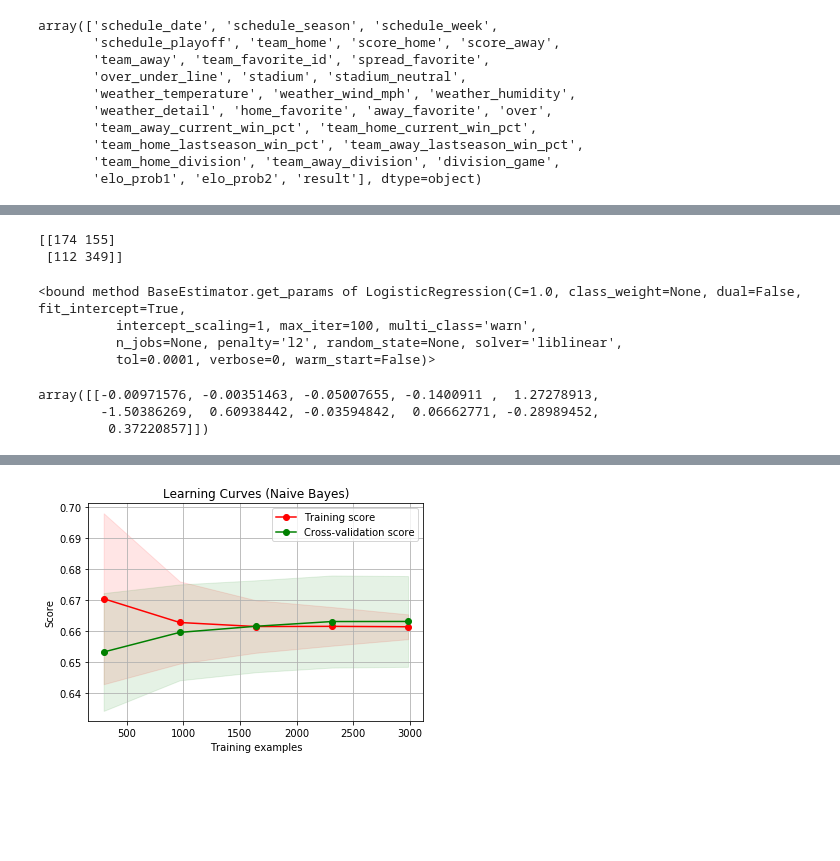
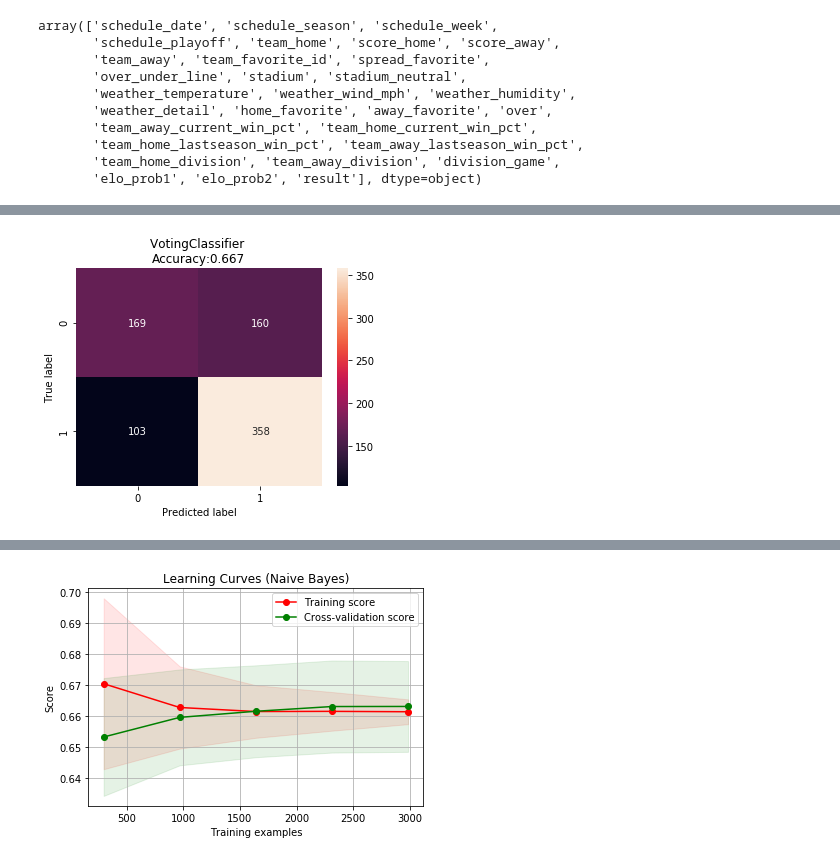
Before and after one commit to ukritw/nflprediction, a Jupyter notebook: DataPreprocessing.ipynb, the cells around one changed output, grey strips where cells are left out. Saved outputs shown, nothing was run; the diff lists cells and outputs as text; code cells hidden in the pictures; blank space fills up the shorter version.

```diff
--- a/DataPreprocessing.ipynb
+++ b/DataPreprocessing.ipynb
@@ -653,24 +575,0 @@ predictions = model.predict(X_test)
-# %%
-from sklearn import metrics
-cm = metrics.confusion_matrix(y_test, predictions)
-print(cm)
-# %% [output]
-[[174 155]
- [112 349]]
-# %%
-model.get_params
-# %% [output]
-<bound method BaseEstimator.get_params of LogisticRegression(C=1.0, class_weight=None, dual=False, fit_intercept=True,
-          intercept_scaling=1, max_iter=100, multi_class='warn',
-          n_jobs=None, penalty='l2', random_state=None, solver='liblinear',
-          tol=0.0001, verbose=0, warm_start=False)>
-# %%
-# ['schedule_week', 'over_under_line', 'spread_favorite',
-#  'division_game', 'elo_prob1', 'elo_prob2',
-#  'home_favorite', 'team_away_current_win_pct', 'team_home_current_win_pct',
-#  'team_home_lastseason_win_pct', 'team_away_lastseason_win_pct']
-model.coef_
-# %% [output]
-array([[-0.00971576, -0.00351463, -0.05007655, -0.1400911 ,  1.27278913,
-        -1.50386269,  0.60938442, -0.03594842,  0.06662771, -0.28989452,
-         0.37220857]])
@@ -676,0 +579,11 @@ array([[-0.00971576, -0.00351463, -0.05007655, -0.1400911 ,  1.27278913,
+# %%
+cm = metrics.confusion_matrix(y_test, predictions)
+
+plt.figure(figsize=(5.5,4))
+sns.heatmap(cm, annot=True, fmt="g")
+plt.title('VotingClassifier \nAccuracy:{0:.3f}'.format(model.score(X_test, y_test)))
+plt.ylabel('True label')
+plt.xlabel('Predicted label')
+plt.show()
+# %% [output]
+[figure, added]
```
Also changed, not shown: parts of 54 cells of this notebook.
